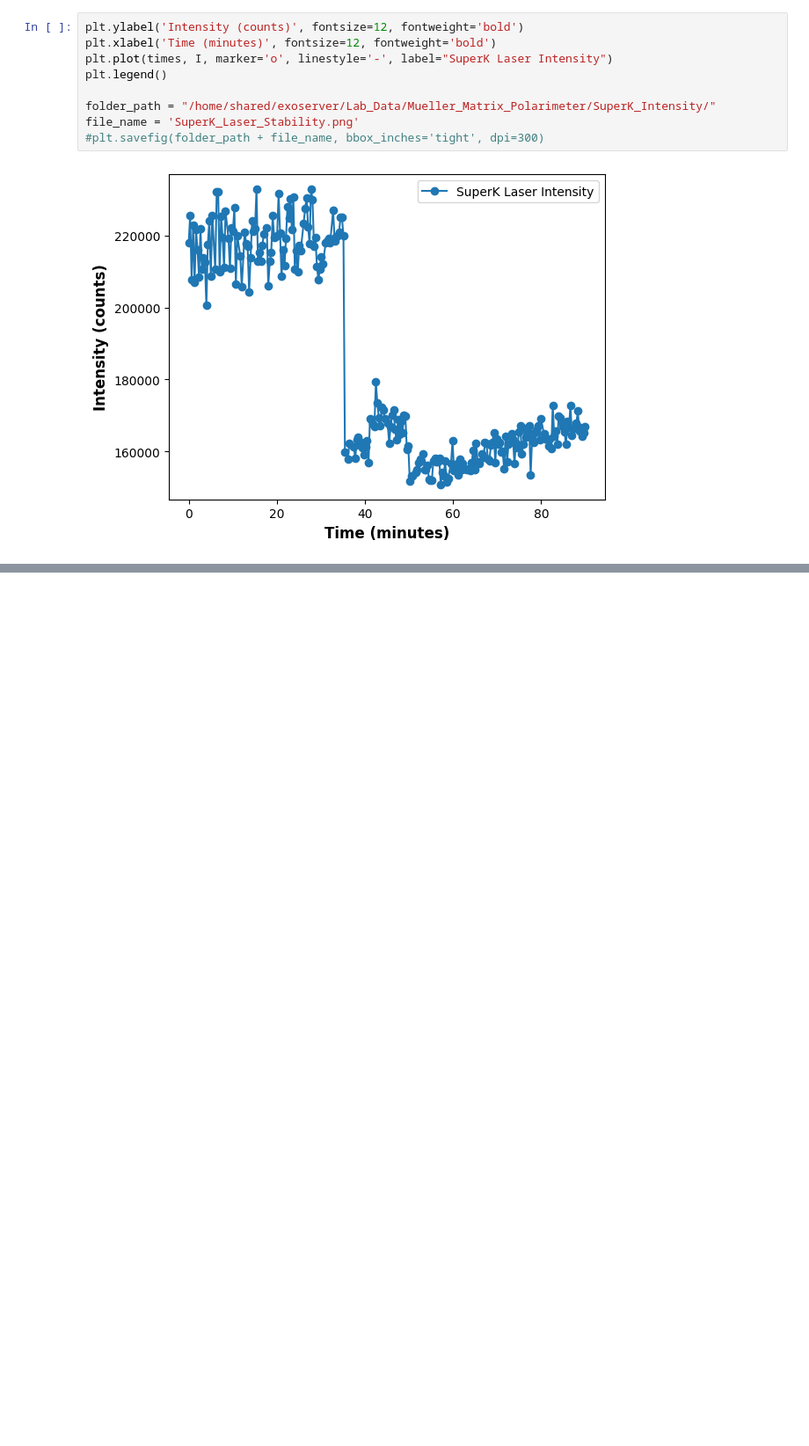
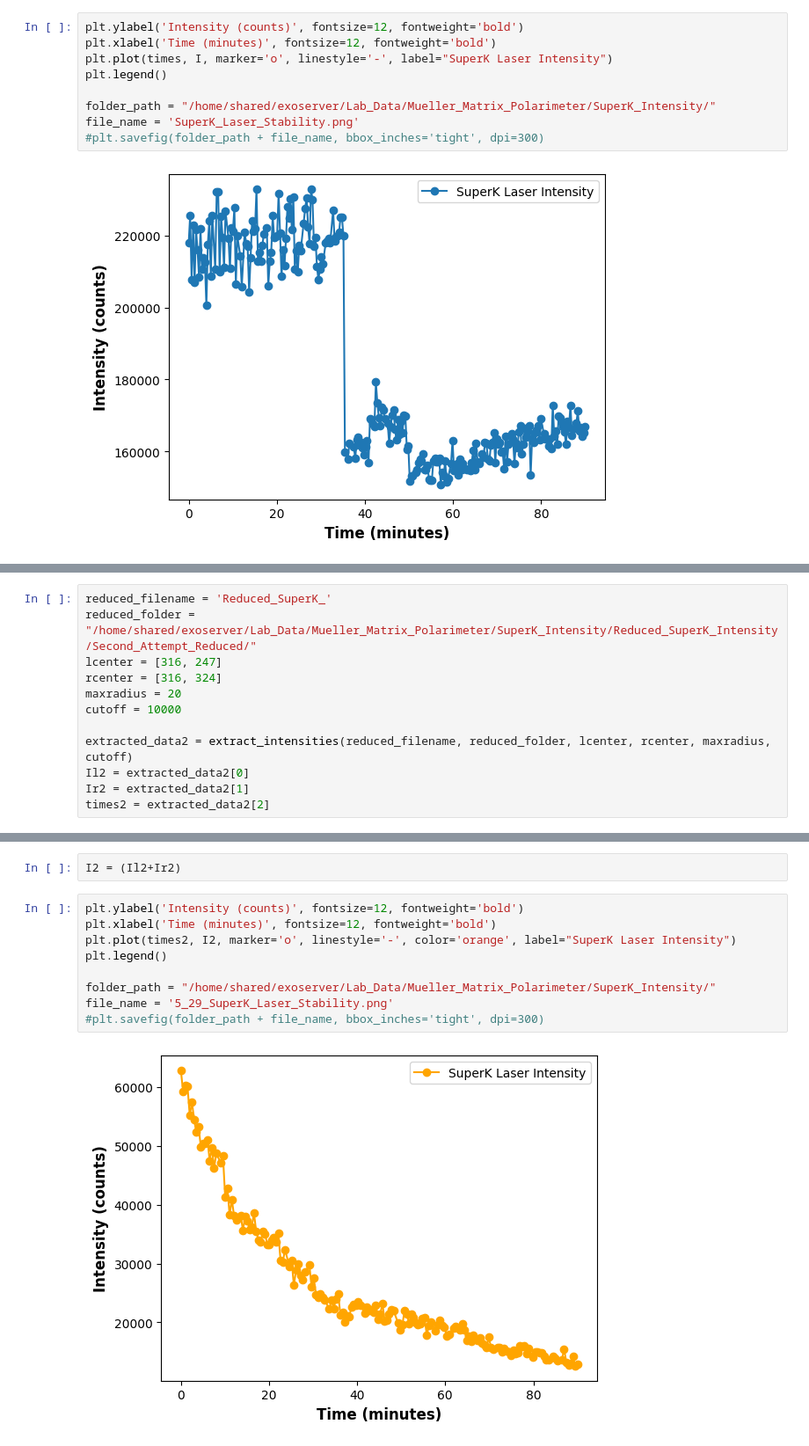
Before and after one commit to wcmelby/wcmelby-HWP_Characterizations, a Jupyter notebook: SuperK_Select_Data/SuperK_Stability.ipynb, the cells around one changed output, grey strips where cells are left out. Shown: that part at 88% size. Drawn from its saved outputs; the diff is of its cells as text; blank space fills up the shorter version.

```diff
--- a/SuperK_Select_Data/SuperK_Stability.ipynb
+++ b/SuperK_Select_Data/SuperK_Stability.ipynb
@@ -157,0 +204,12 @@ file_name = 'SuperK_Laser_Stability.png'
+# %%
+reduced_filename = 'Reduced_SuperK_'
+reduced_folder = "/home/shared/exoserver/Lab_Data/Mueller_Matrix_Polarimeter/SuperK_Intensity/Reduced_SuperK_Intensity/Second_Attempt_Reduced/"
+lcenter = [316, 247]
+rcenter = [316, 324]
+maxradius = 20
+cutoff = 10000
+
+extracted_data2 = extract_intensities(reduced_filename, reduced_folder, lcenter, rcenter, maxradius, cutoff)
+Il2 = extracted_data2[0]
+Ir2 = extracted_data2[1]
+times2 = extracted_data2[2]
@@ -157,0 +230,13 @@ file_name = 'SuperK_Laser_Stability.png'
+# %%
+I2 = (Il2+Ir2)
+# %%
+plt.ylabel('Intensity (counts)', fontsize=12, fontweight='bold')
+plt.xlabel('Time (minutes)', fontsize=12, fontweight='bold')
+plt.plot(times2, I2, marker='o', linestyle='-', color='orange', label="SuperK Laser Intensity")
+plt.legend()
+
+folder_path = "/home/shared/exoserver/Lab_Data/Mueller_Matrix_Polarimeter/SuperK_Intensity/"
+file_name = '5_29_SuperK_Laser_Stability.png'
+#plt.savefig(folder_path + file_name, bbox_inches='tight', dpi=300)
+# %% [output]
+[figure, added]
```
Also changed, not shown: parts of 4 cells of this notebook, 1 other file.
